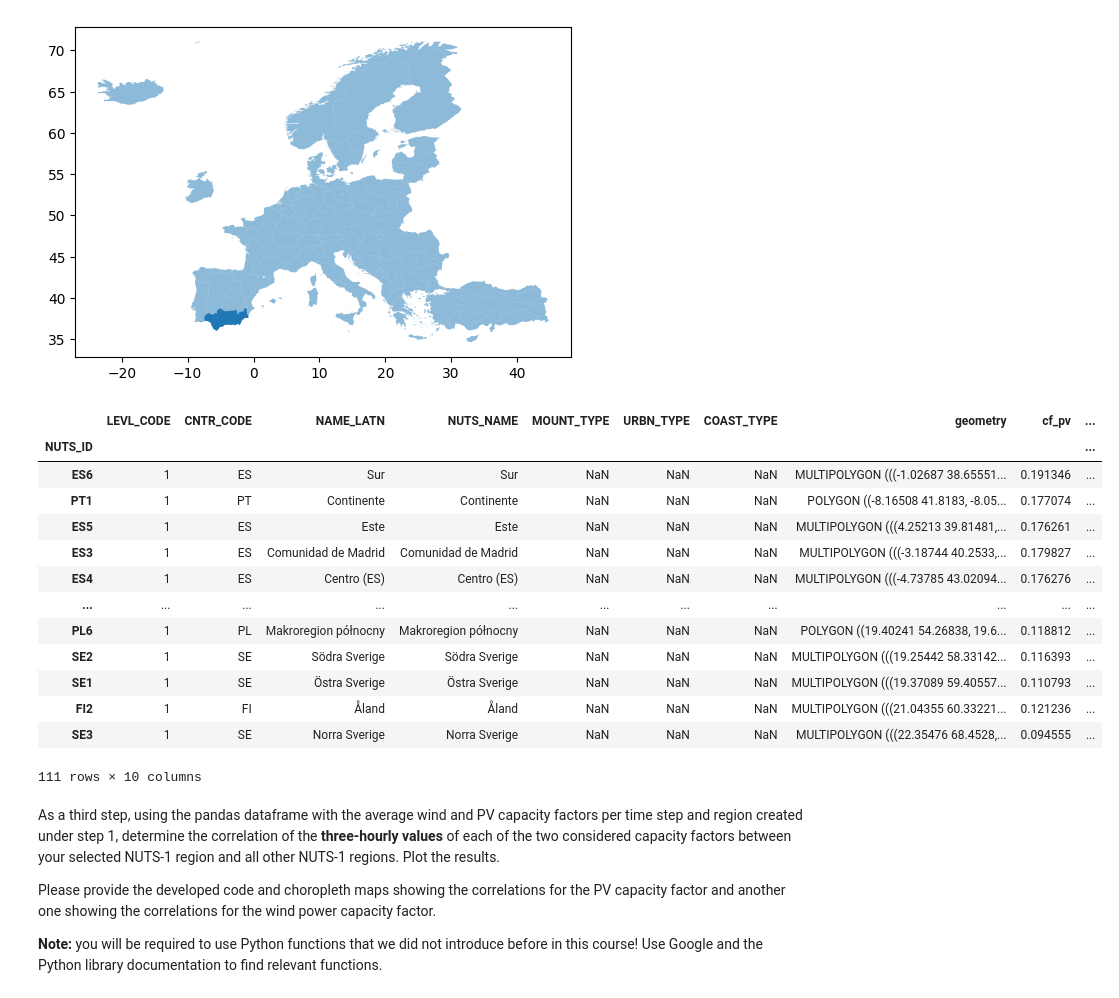
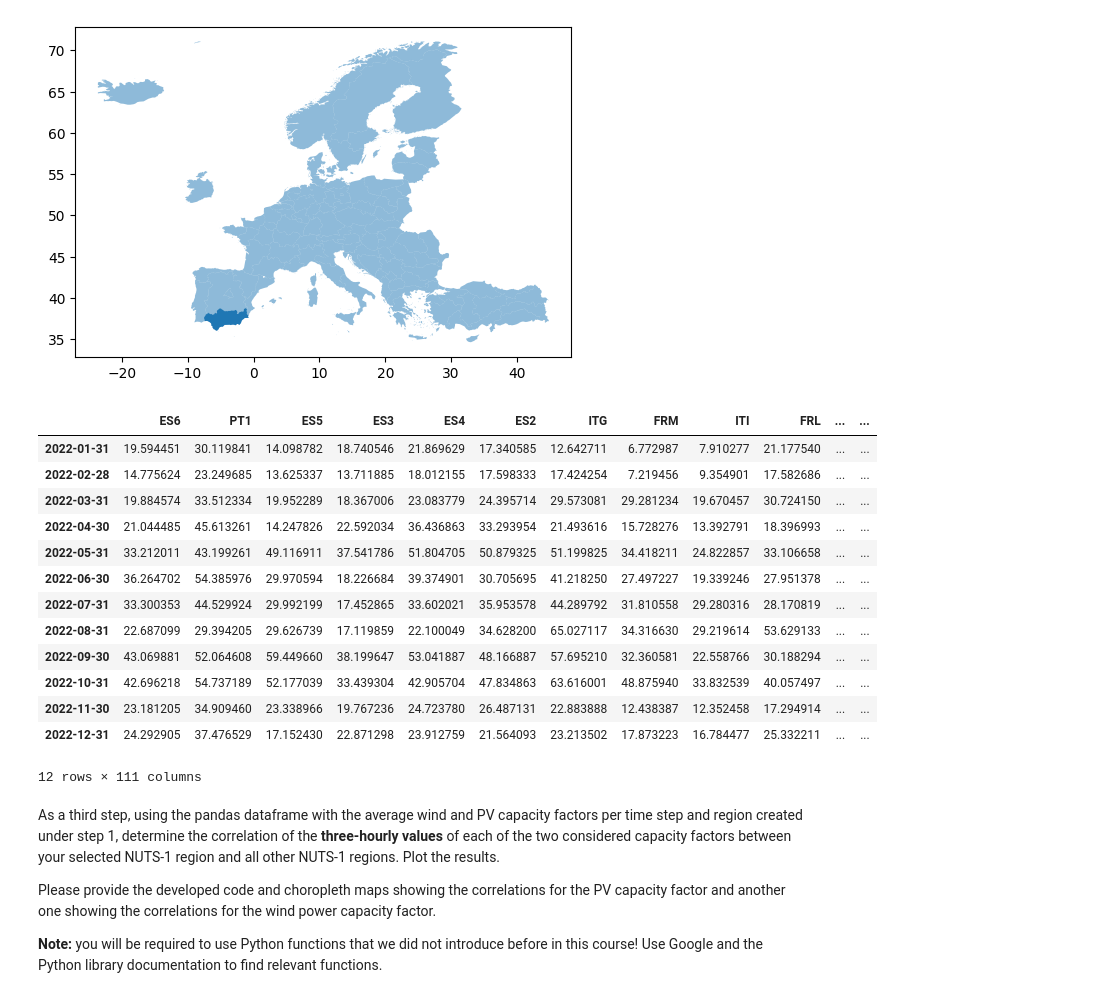
Before and after one commit to victorelgersma/dafs, a Jupyter notebook: final_assignment/AssignmentESMFinal.ipynb, the cells around one changed output. Drawn from its saved outputs; the diff is of its cells as text; code cells hidden in the pictures.

Commit message:
calculate monthlies

```diff
--- a/final_assignment/AssignmentESMFinal.ipynb
+++ b/final_assignment/AssignmentESMFinal.ipynb
@@ -841,21 +840,24 @@ gdf_nuts1.loc[['ES6']].plot(ax=ax)
 <Axes: >
 [figure]
 # %%
+# calculate monthly totals for the capacity factor:
+df_wind.index=pd.to_datetime(df_wind.index)
+df_wind.resample('1ME').sum()
 # %% [output]
-|  | LEVL_CODE | CNTR_CODE | NAME_LATN | NUTS_NAME | MOUNT_TYPE | URBN_TYPE | COAST_TYPE | geometry | cf_pv | ... |
-| NUTS_ID |  |  |  |  |  |  |  |  |  | ... |
-| ES6 | 1 | ES | Sur | Sur | NaN | NaN | NaN | MULTIPOLYGON (((-1.02687 38.65551... | 0.191346 | ... |
-| PT1 | 1 | PT | Continente | Continente | NaN | NaN | NaN | POLYGON ((-8.16508 41.8183, -8.05... | 0.177074 | ... |
-| ES5 | 1 | ES | Este | Este | NaN | NaN | NaN | MULTIPOLYGON (((4.25213 39.81481,... | 0.176261 | ... |
-| ES3 | 1 | ES | Comunidad de Madrid | Comunidad de Madrid | NaN | NaN | NaN | MULTIPOLYGON (((-3.18744 40.2533,... | 0.179827 | ... |
-| ES4 | 1 | ES | Centro (ES) | Centro (ES) | NaN | NaN | NaN | MULTIPOLYGON (((-4.73785 43.02094... | 0.176276 | ... |
-| ... | ... | ... | ... | ... | ... | ... | ... | ... | ... | ... |
-| PL6 | 1 | PL | Makroregion północny | Makroregion północny | NaN | NaN | NaN | POLYGON ((19.40241 54.26838, 19.6... | 0.118812 | ... |
-| SE2 | 1 | SE | Södra Sverige | Södra Sverige | NaN | NaN | NaN | MULTIPOLYGON (((19.25442 58.33142... | 0.116393 | ... |
-| SE1 | 1 | SE | Östra Sverige | Östra Sverige | NaN | NaN | NaN | MULTIPOLYGON (((19.37089 59.40557... | 0.110793 | ... |
-| FI2 | 1 | FI | Åland | Åland | NaN | NaN | NaN | MULTIPOLYGON (((21.04355 60.33221... | 0.121236 | ... |
-| SE3 | 1 | SE | Norra Sverige | Norra Sverige | NaN | NaN | NaN | MULTIPOLYGON (((22.35476 68.4528,... | 0.094555 | ... |
+|  | ES6 | PT1 | ES5 | ES3 | ES4 | ES2 | ITG | FRM | ITI | FRL | ... | ... |
+| 2022-01-31 | 19.594451 | 30.119841 | 14.098782 | 18.740546 | 21.869629 | 17.340585 | 12.642711 | 6.772987 | 7.910277 | 21.177540 | ... | ... |
+| 2022-02-28 | 14.775624 | 23.249685 | 13.625337 | 13.711885 | 18.012155 | 17.598333 | 17.424254 | 7.219456 | 9.354901 | 17.582686 | ... | ... |
+| 2022-03-31 | 19.884574 | 33.512334 | 19.952289 | 18.367006 | 23.083779 | 24.395714 | 29.573081 | 29.281234 | 19.670457 | 30.724150 | ... | ... |
+| 2022-04-30 | 21.044485 | 45.613261 | 14.247826 | 22.592034 | 36.436863 | 33.293954 | 21.493616 | 15.728276 | 13.392791 | 18.396993 | ... | ... |
+| 2022-05-31 | 33.212011 | 43.199261 | 49.116911 | 37.541786 | 51.804705 | 50.879325 | 51.199825 | 34.418211 | 24.822857 | 33.106658 | ... | ... |
+| 2022-06-30 | 36.264702 | 54.385976 | 29.970594 | 18.226684 | 39.374901 | 30.705695 | 41.218250 | 27.497227 | 19.339246 | 27.951378 | ... | ... |
+| 2022-07-31 | 33.300353 | 44.529924 | 29.992199 | 17.452865 | 33.602021 | 35.953578 | 44.289792 | 31.810558 | 29.280316 | 28.170819 | ... | ... |
+| 2022-08-31 | 22.687099 | 29.394205 | 29.626739 | 17.119859 | 22.100049 | 34.628200 | 65.027117 | 34.316630 | 29.219614 | 53.629133 | ... | ... |
+| 2022-09-30 | 43.069881 | 52.064608 | 59.449660 | 38.199647 | 53.041887 | 48.166887 | 57.695210 | 32.360581 | 22.558766 | 30.188294 | ... | ... |
+| 2022-10-31 | 42.696218 | 54.737189 | 52.177039 | 33.439304 | 42.905704 | 47.834863 | 63.616001 | 48.875940 | 33.832539 | 40.057497 | ... | ... |
+| 2022-11-30 | 23.181205 | 34.909460 | 23.338966 | 19.767236 | 24.723780 | 26.487131 | 22.883888 | 12.438387 | 12.352458 | 17.294914 | ... | ... |
+| 2022-12-31 | 24.292905 | 37.476529 | 17.152430 | 22.871298 | 23.912759 | 21.564093 | 23.213502 | 17.873223 | 16.784477 | 25.332211 | ... | ... |
-111 rows × 10 columns
+12 rows × 111 columns
 # %% [markdown]
 As a third step, using the pandas dataframe with the average wind and PV capacity factors per time step and region created under step 1, determine the correlation of the **three-hourly values** of each of the two considered capacity factors between your selected NUTS-1 region and all other NUTS-1 regions. Plot the results.
 
```
Also changed, not shown: parts of 6 cells of this notebook, 1 other file.
